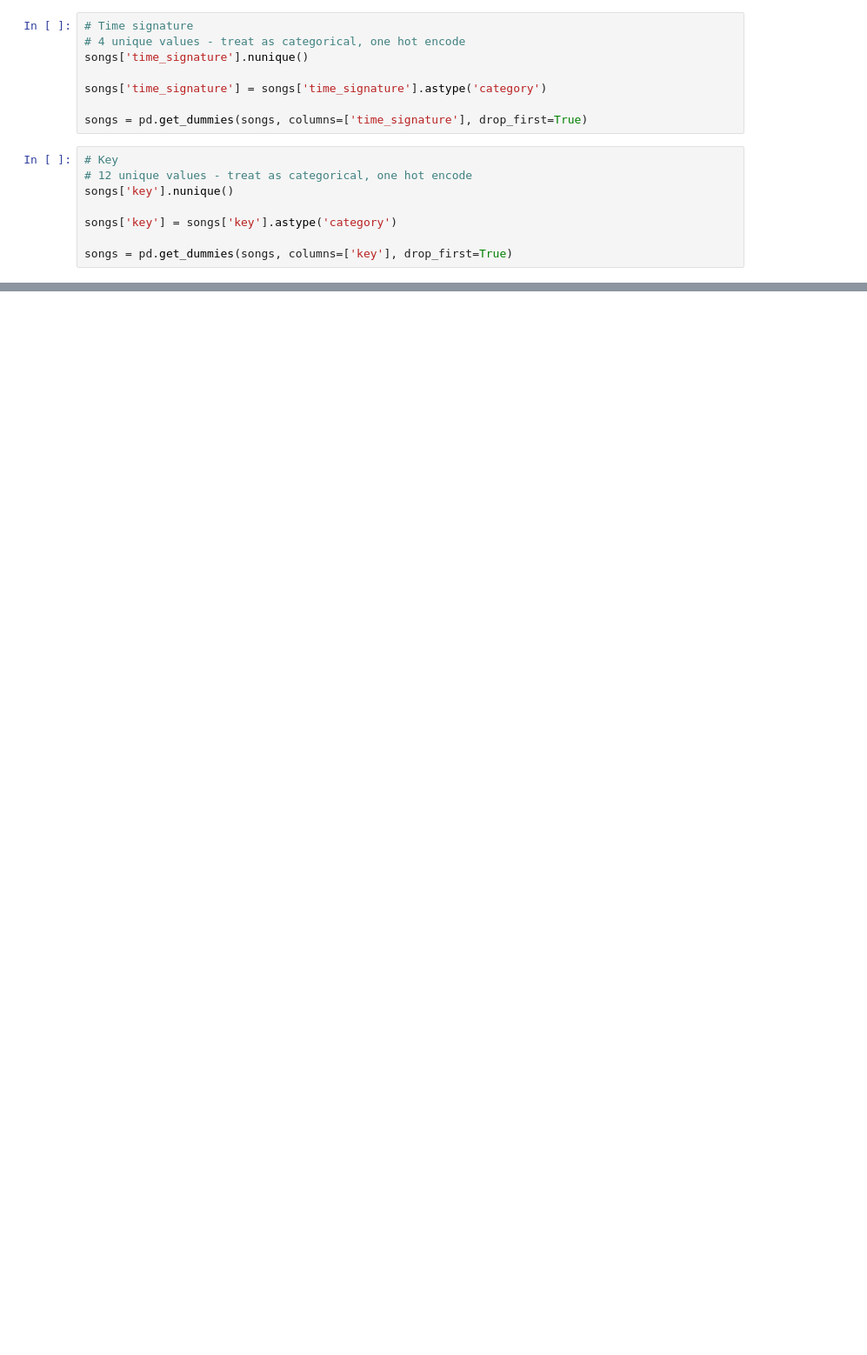
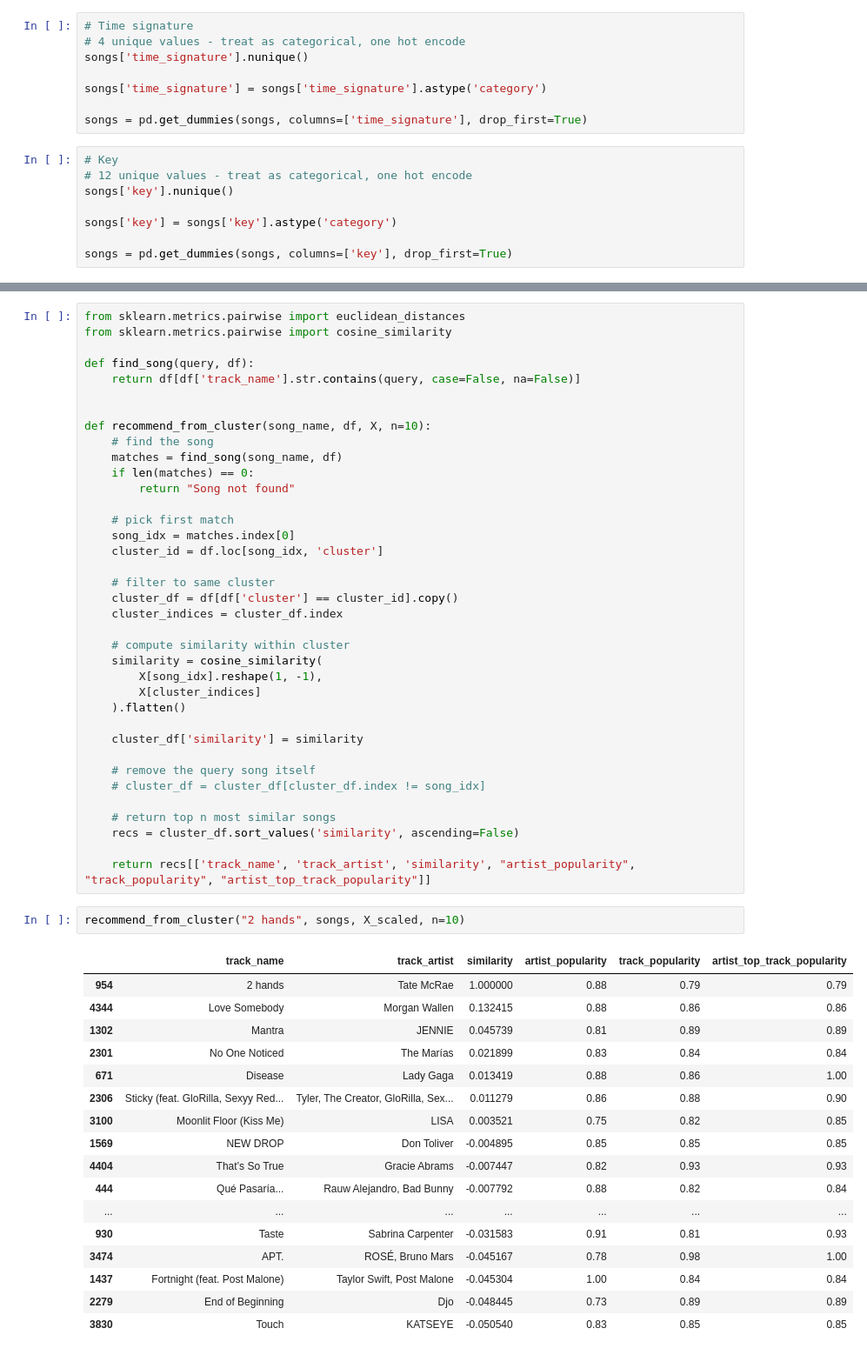
Before and after one commit to samiuell/MSE446-Group2, a Jupyter notebook: MSE446_Group2_CLEANDATA.ipynb, the cells around one changed output, grey strips where cells are left out. Shown at 87% size. Drawn from its saved outputs; the diff is of its cells as text; blank space fills up the shorter version.

```diff
--- a/MSE446_Group2_CLEANDATA.ipynb
+++ b/MSE446_Group2_CLEANDATA.ipynb
@@ -357,0 +484,57 @@ songs.describe()
+# %%
+from sklearn.metrics.pairwise import euclidean_distances
+from sklearn.metrics.pairwise import cosine_similarity
+
+def find_song(query, df):
+    return df[df['track_name'].str.contains(query, case=False, na=False)]
+
+
+def recommend_from_cluster(song_name, df, X, n=10):
+    # find the song
+    matches = find_song(song_name, df)
+    if len(matches) == 0:
+        return "Song not found"
+
+    # pick first match
+    song_idx = matches.index[0]
+    cluster_id = df.loc[song_idx, 'cluster']
+
+    # filter to same cluster
+    cluster_df = df[df['cluster'] == cluster_id].copy()
+    cluster_indices = cluster_df.index
+
+    # compute similarity within cluster
+    similarity = cosine_similarity(
+        X[song_idx].reshape(1, -1),
+        X[cluster_indices]
+    ).flatten()
+
+    cluster_df['similarity'] = similarity
+
+    # remove the query song itself
+    # cluster_df = cluster_df[cluster_df.index != song_idx]
+
+    # return top n most similar songs
+    recs = cluster_df.sort_values('similarity', ascending=False)
+
+    return recs[['track_name', 'track_artist', 'similarity', "artist_popularity", "track_popularity", "artist_top_track_popularity"]]
+# %%
+recommend_from_cluster("2 hands", songs, X_scaled, n=10)
+# %% [output]
+|  | track_name | track_artist | similarity | artist_popularity | track_popularity | artist_top_track_popularity |
+| 954 | 2 hands | Tate McRae | 1.000000 | 0.88 | 0.79 | 0.79 |
+| 4344 | Love Somebody | Morgan Wallen | 0.132415 | 0.88 | 0.86 | 0.86 |
+| 1302 | Mantra | JENNIE | 0.045739 | 0.81 | 0.89 | 0.89 |
+| 2301 | No One Noticed | The Marías | 0.021899 | 0.83 | 0.84 | 0.84 |
+| 671 | Disease | Lady Gaga | 0.013419 | 0.88 | 0.86 | 1.00 |
+| 2306 | Sticky (feat. GloRilla, Sexyy Red... | Tyler, The Creator, GloRilla, Sex... | 0.011279 | 0.86 | 0.88 | 0.90 |
+| 3100 | Moonlit Floor (Kiss Me) | LISA | 0.003521 | 0.75 | 0.82 | 0.85 |
+| 1569 | NEW DROP | Don Toliver | -0.004895 | 0.85 | 0.85 | 0.85 |
+| 4404 | That’s So True | Gracie Abrams | -0.007447 | 0.82 | 0.93 | 0.93 |
+| 444 | Qué Pasaría... | Rauw Alejandro, Bad Bunny | -0.007792 | 0.88 | 0.82 | 0.84 |
+| ... | ... | ... | ... | ... | ... | ... |
+| 930 | Taste | Sabrina Carpenter | -0.031583 | 0.91 | 0.81 | 0.93 |
+| 3474 | APT. | ROSÉ, Bruno Mars | -0.045167 | 0.78 | 0.98 | 1.00 |
+| 1437 | Fortnight (feat. Post Malone) | Taylor Swift, Post Malone | -0.045304 | 1.00 | 0.84 | 0.84 |
+| 2279 | End of Beginning | Djo | -0.048445 | 0.73 | 0.89 | 0.89 |
+| 3830 | Touch | KATSEYE | -0.050540 | 0.83 | 0.85 | 0.85 |
```
Also changed, not shown: parts of 23 cells of this notebook, 8 other files.
